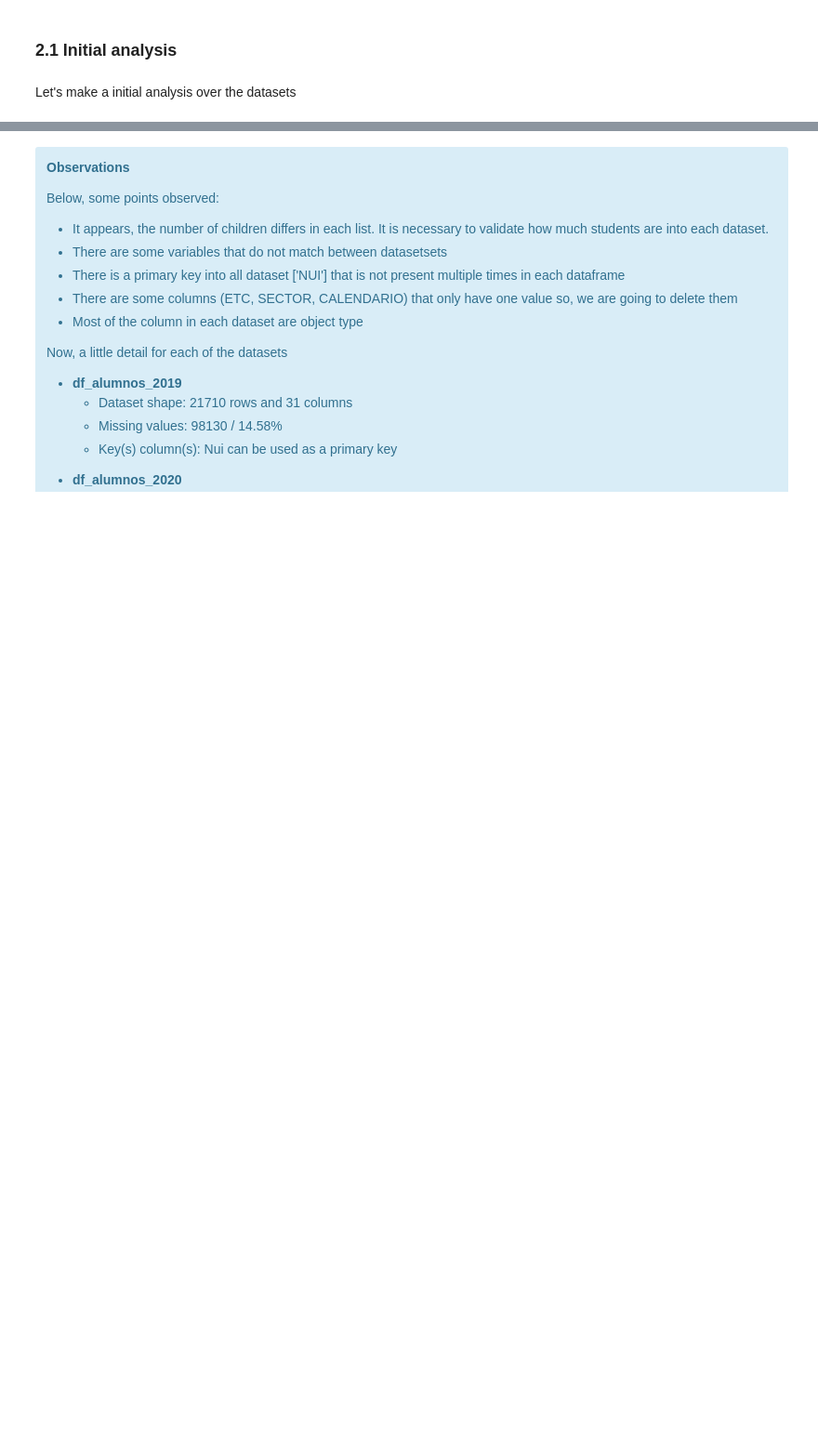
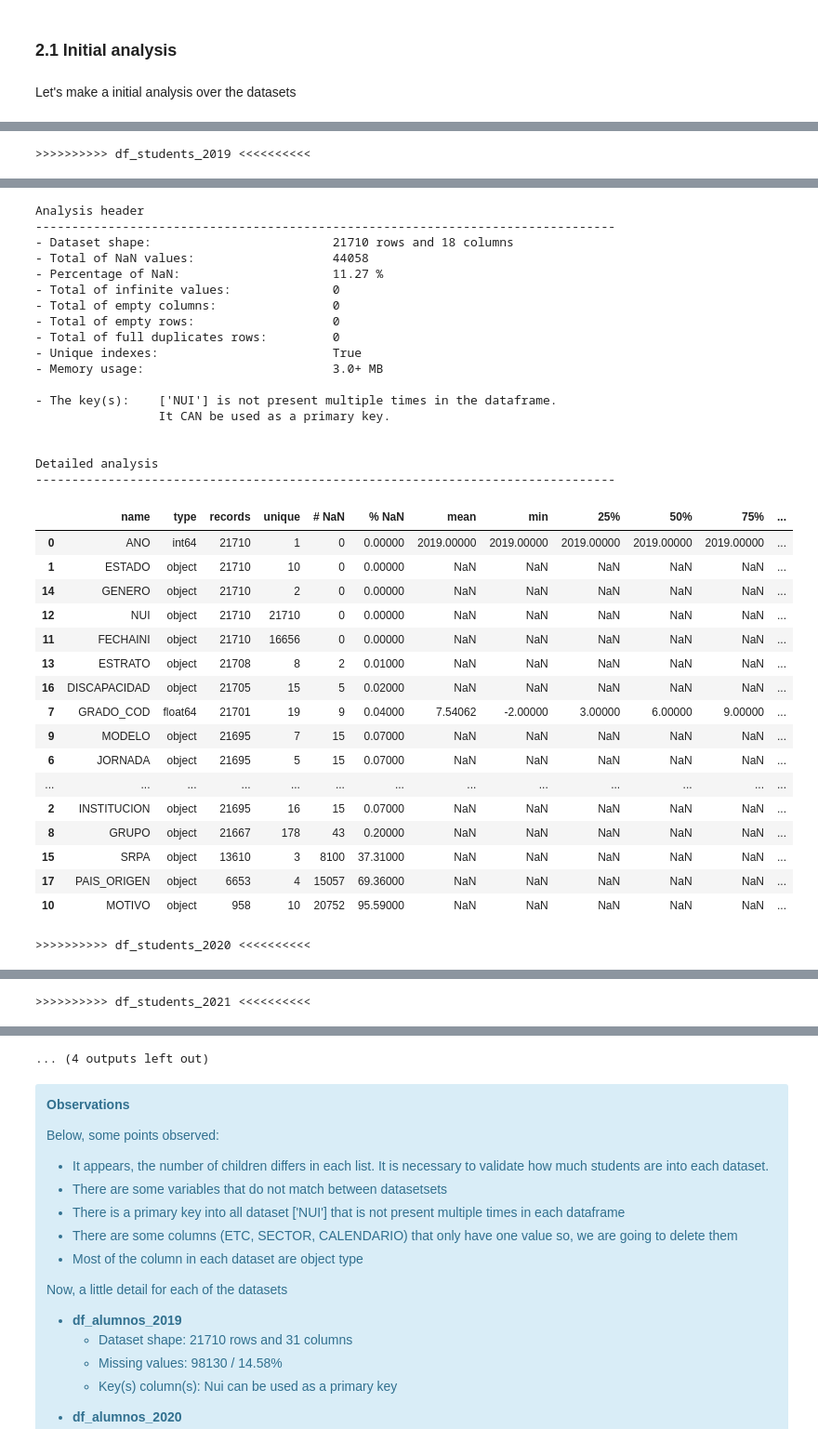
Before and after one commit to samirhinojosa/school-dropout-in-sogamoso, a Jupyter notebook: notebooks/school_dropout_eda.ipynb, the cells around one changed output, grey strips where cells are left out. Shown at 93% size. Drawn from its saved outputs; the diff is of its cells as text; code cells hidden in the pictures; blank space fills up the shorter version.

Commit message:
dataset's cleaning

```diff
--- a/notebooks/school_dropout_eda.ipynb
+++ b/notebooks/school_dropout_eda.ipynb
@@ -212,0 +26,13 @@ pd.reset_option("display.max_columns") # reset max of showing cols
+# %%
+pd.set_option("display.max_columns", None) # To show all column in the dataset
+
+for year in range(2019, 2022+1):
+    print("\n>>>>>>>>>> df_students_" + str(year) + " <<<<<<<<<<")
+    display(globals()["df_students_" + str(year)].head(3))
+    df_analysis(globals()["df_students_" + str(year)],
+                key_columns=["NUI"], analysis_type="complete")
+    print("\n")
+
+pd.reset_option("display.max_columns") # reset max of showing cols
+# %% [output]
+>>>>>>>>>> df_students_2019 <<<<<<<<<<
@@ -212,0 +43,36 @@ pd.reset_option("display.max_columns") # reset max of showing cols
+Analysis header
+--------------------------------------------------------------------------------
+- Dataset shape:                         21710 rows and 18 columns
+- Total of NaN values:                   44058
+- Percentage of NaN:                     11.27 %
+- Total of infinite values:              0
+- Total of empty columns:                0
+- Total of empty rows:                   0
+- Total of full duplicates rows:         0
+- Unique indexes:                        True
+- Memory usage:                          3.0+ MB
+
+- The key(s):    ['NUI'] is not present multiple times in the dataframe.
+                 It CAN be used as a primary key.
+
+
+Detailed analysis
+--------------------------------------------------------------------------------
+|  | name | type | records | unique | # NaN | % NaN | mean | min | 25% | 50% | 75% | ... |
+| 0 | ANO | int64 | 21710 | 1 | 0 | 0.00000 | 2019.00000 | 2019.00000 | 2019.00000 | 2019.00000 | 2019.00000 | ... |
+| 1 | ESTADO | object | 21710 | 10 | 0 | 0.00000 | NaN | NaN | NaN | NaN | NaN | ... |
+| 14 | GENERO | object | 21710 | 2 | 0 | 0.00000 | NaN | NaN | NaN | NaN | NaN | ... |
+| 12 | NUI | object | 21710 | 21710 | 0 | 0.00000 | NaN | NaN | NaN | NaN | NaN | ... |
+| 11 | FECHAINI | object | 21710 | 16656 | 0 | 0.00000 | NaN | NaN | NaN | NaN | NaN | ... |
+| 13 | ESTRATO | object | 21708 | 8 | 2 | 0.01000 | NaN | NaN | NaN | NaN | NaN | ... |
+| 16 | DISCAPACIDAD | object | 21705 | 15 | 5 | 0.02000 | NaN | NaN | NaN | NaN | NaN | ... |
+| 7 | GRADO_COD | float64 | 21701 | 19 | 9 | 0.04000 | 7.54062 | -2.00000 | 3.00000 | 6.00000 | 9.00000 | ... |
+| 9 | MODELO | object | 21695 | 7 | 15 | 0.07000 | NaN | NaN | NaN | NaN | NaN | ... |
+| 6 | JORNADA | object | 21695 | 5 | 15 | 0.07000 | NaN | NaN | NaN | NaN | NaN | ... |
+| ... | ... | ... | ... | ... | ... | ... | ... | ... | ... | ... | ... | ... |
+| 2 | INSTITUCION | object | 21695 | 16 | 15 | 0.07000 | NaN | NaN | NaN | NaN | NaN | ... |
+| 8 | GRUPO | object | 21667 | 178 | 43 | 0.20000 | NaN | NaN | NaN | NaN | NaN | ... |
+| 15 | SRPA | object | 13610 | 3 | 8100 | 37.31000 | NaN | NaN | NaN | NaN | NaN | ... |
+| 17 | PAIS_ORIGEN | object | 6653 | 4 | 15057 | 69.36000 | NaN | NaN | NaN | NaN | NaN | ... |
+| 10 | MOTIVO | object | 958 | 10 | 20752 | 95.59000 | NaN | NaN | NaN | NaN | NaN | ... |
+>>>>>>>>>> df_students_2020 <<<<<<<<<<
@@ -212,0 +118 @@ pd.reset_option("display.max_columns") # reset max of showing cols
+>>>>>>>>>> df_students_2021 <<<<<<<<<<
@@ -213,3 +158,4 @@ pd.reset_option("display.max_columns") # reset max of showing cols
+... (4 outputs left out)
 # %% [markdown]
 <div class="alert alert-block alert-info">
     <p><b>Observations</b></p>
```
Also changed, not shown: parts of 15 cells of this notebook.
